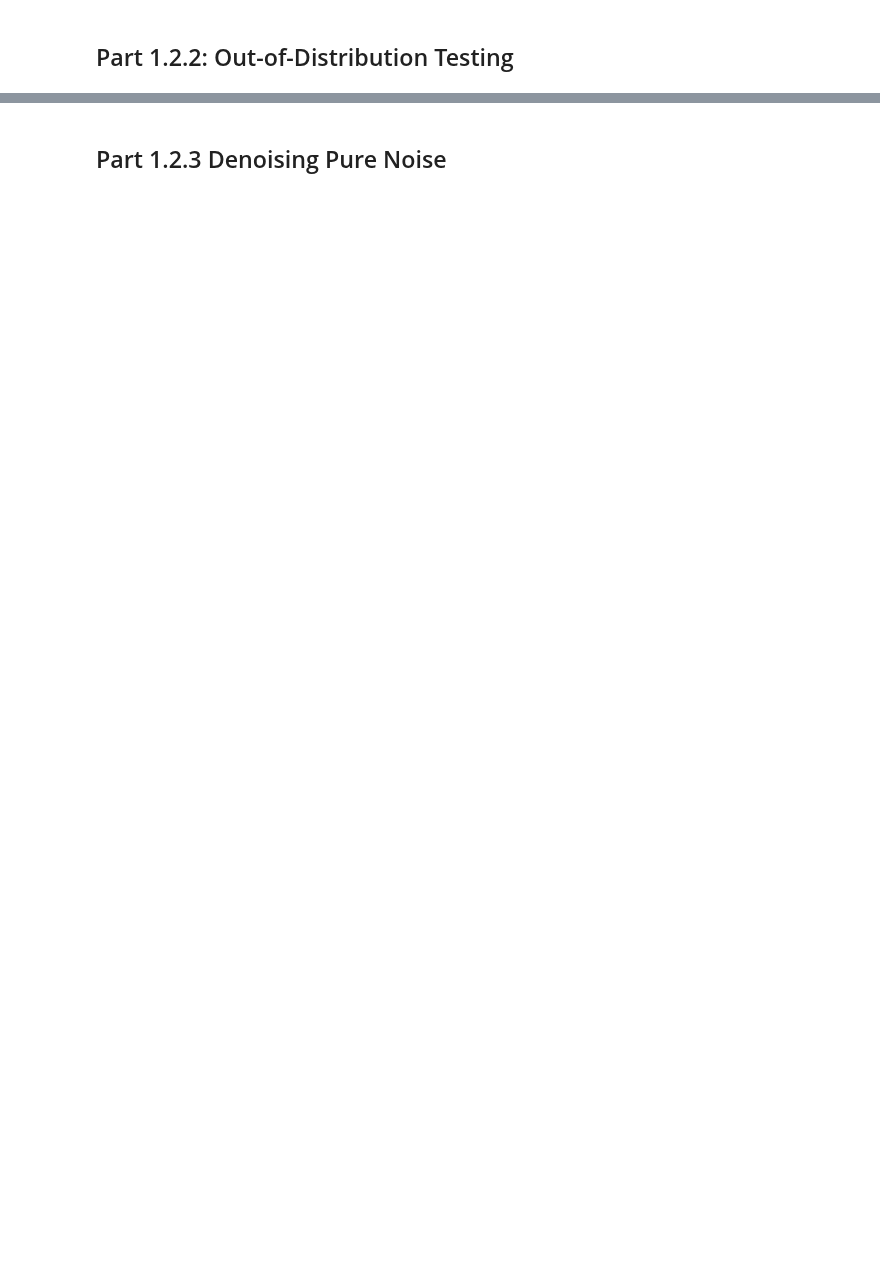
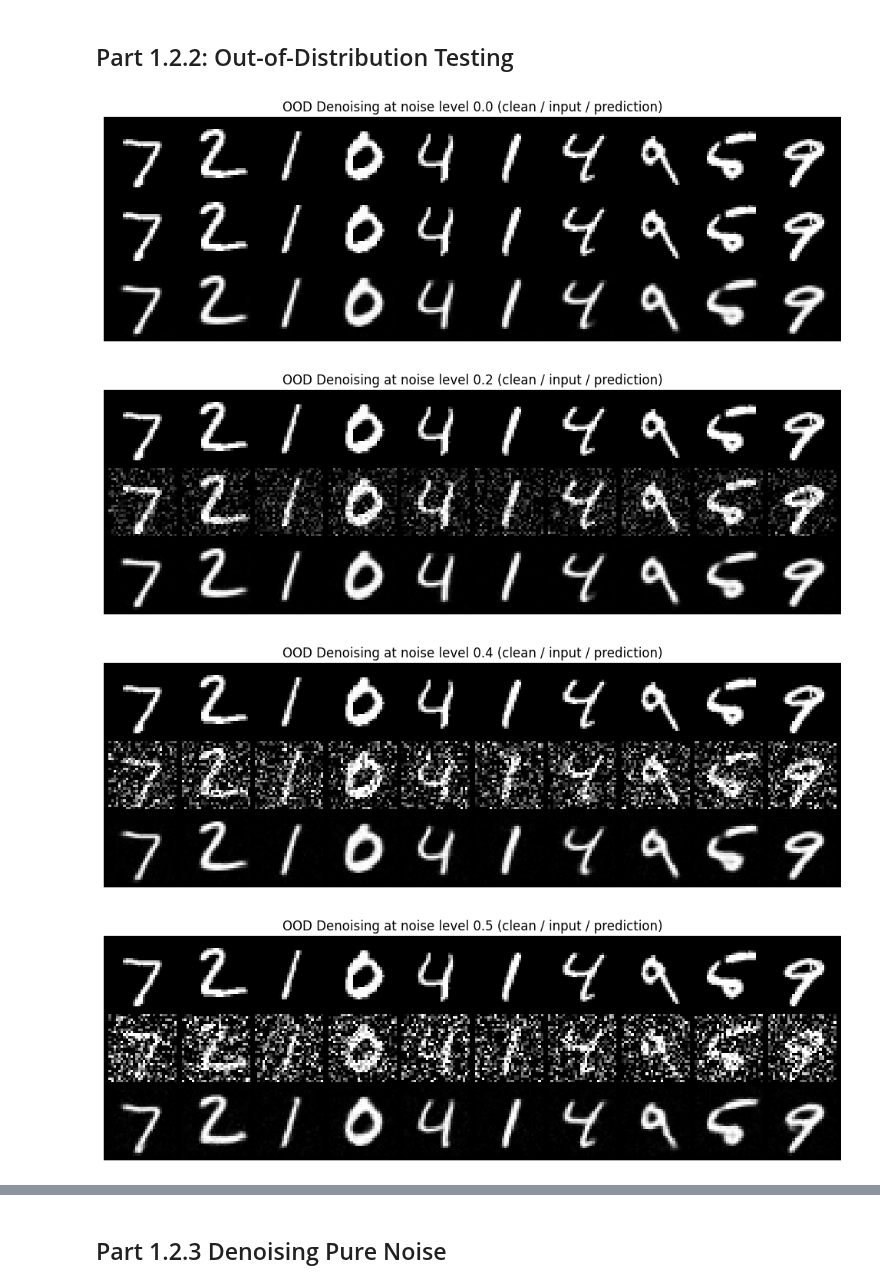
Before and after one commit to smen0n/smen0n.github.io, a Jupyter notebook: 3/partb.ipynb, the cells around one changed output, grey strips where cells are left out. Saved outputs shown, nothing was run; the diff lists cells and outputs as text; code cells hidden in the pictures; blank space fills up the shorter version.

```diff
--- a/3/partb.ipynb
+++ b/3/partb.ipynb
@@ -352,0 +386,32 @@ for epoch in range(num_epochs):
+# %%
+# Visualize OOD testing
+# ===== your code here! ====
+model.eval()
+with torch.no_grad():
+    # grab 10 images from the test set to use for comparison
+    test_images, _ = next(iter(test_loader))
+    test_images = test_images[:10].to(device)  # move the images to the device
+    # try a few different noise levels, including clean images
+    sigmas = [0.0, 0.2, 0.4, 0.5, 0.6, 0.8, 1.0]
+    for sigma in sigmas:
+        # add random gaussian noise to the original images
+        z = torch.randn_like(test_images)
+        noisy_images = test_images + sigma * z
+        # let the model try to recover the original images from the noisy ones
+        denoised_images = model(noisy_images)
+        # put the clean, noisy, and denoised images together for an easier comparison
+        # each row shows one type of image, with 10 images in each row
+        grid_3x10 = torch.cat([test_images, noisy_images, denoised_images], dim=0)
+        # save the results so we can compare how well the model handles each noise level
+        show_grid(
+            grid_3x10,
+            title=f"OOD Denoising at noise level {sigma} (clean / input / prediction)",
+            filename=f"ood_denoising_sigma_{sigma}.png",
+            nrow=10
+        )
+# ===== end of code ====
+# %% [output]
+[figure, added]
+[figure, added]
+[figure, added]
+[figure, added]
```
Also changed, not shown: parts of 27 cells of this notebook.
